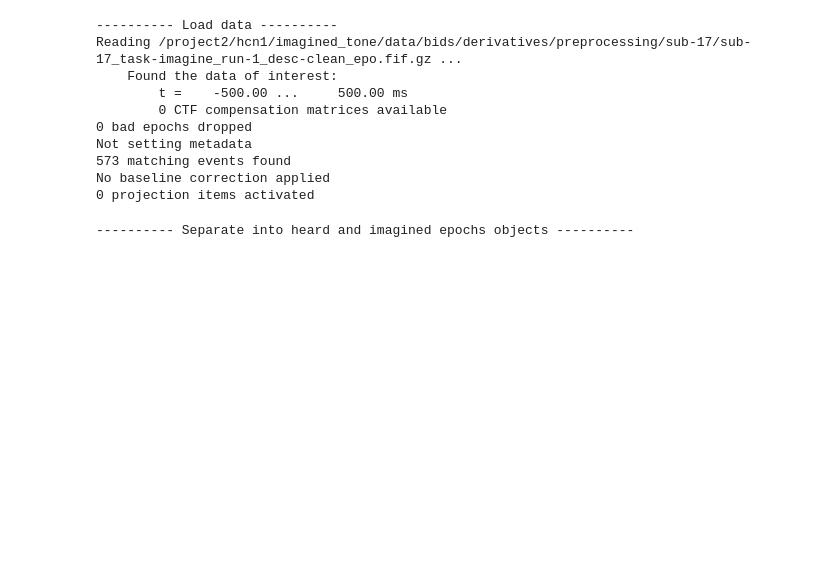
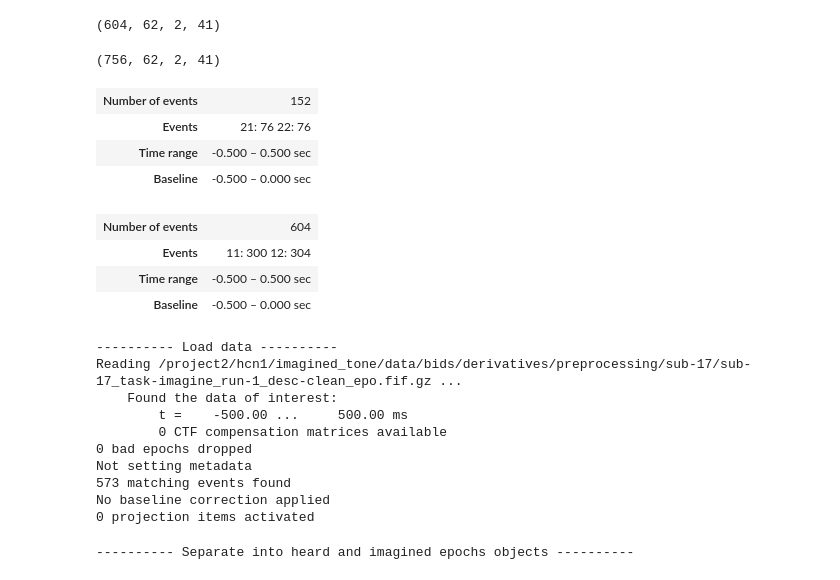
Before and after one commit to letitiayhho/imagined_tone, a Jupyter notebook: analysis/test_decode_from_wavelets.ipynb, the cells around one changed output. Saved outputs shown, nothing was run; the diff lists cells and outputs as text; code cells hidden in the pictures; blank space fills up the shorter version.

```diff
--- a/analysis/test_decode_from_wavelets.ipynb
+++ b/analysis/test_decode_from_wavelets.ipynb
@@ -1,3 +329,25 @@
+# %%
+np.shape(Zxxs)
+# %% [output]
+(604, 62, 2, 41)
+# %%
+np.shape(Zxxs)
+# %% [output]
+(756, 62, 2, 41)
+# %%
+epochs
+# %% [output]
+| Number of events | 152 |
+| Events | 21: 76 22: 76 |
+| Time range | -0.500 – 0.500 sec |
+| Baseline | -0.500 – 0.000 sec |
+# %%
+epochs
+# %% [output]
+| Number of events | 604 |
+| Events | 11: 300 12: 304 |
+| Time range | -0.500 – 0.500 sec |
+| Baseline | -0.500 – 0.000 sec |
 # %%
 import gc
 import sys
```
Also changed, not shown: parts of 7 cells of this notebook, 7 other files.
